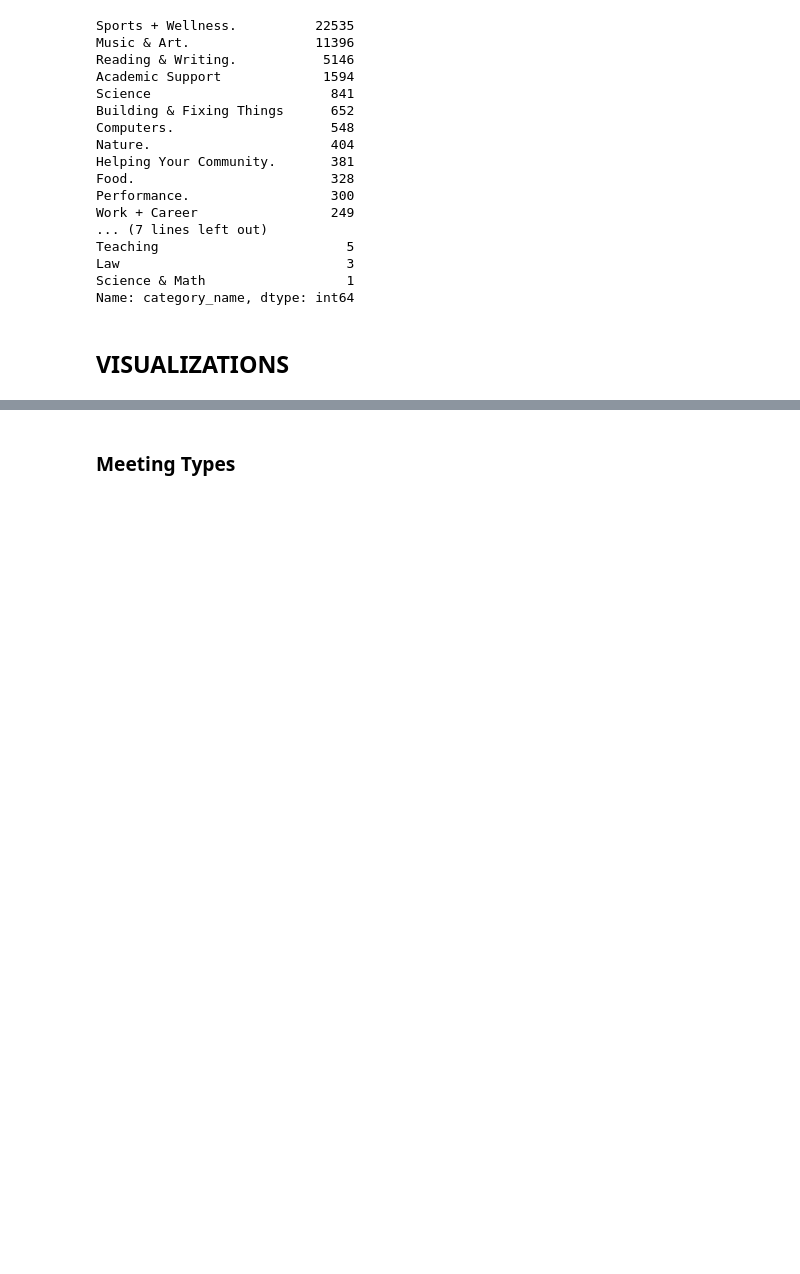
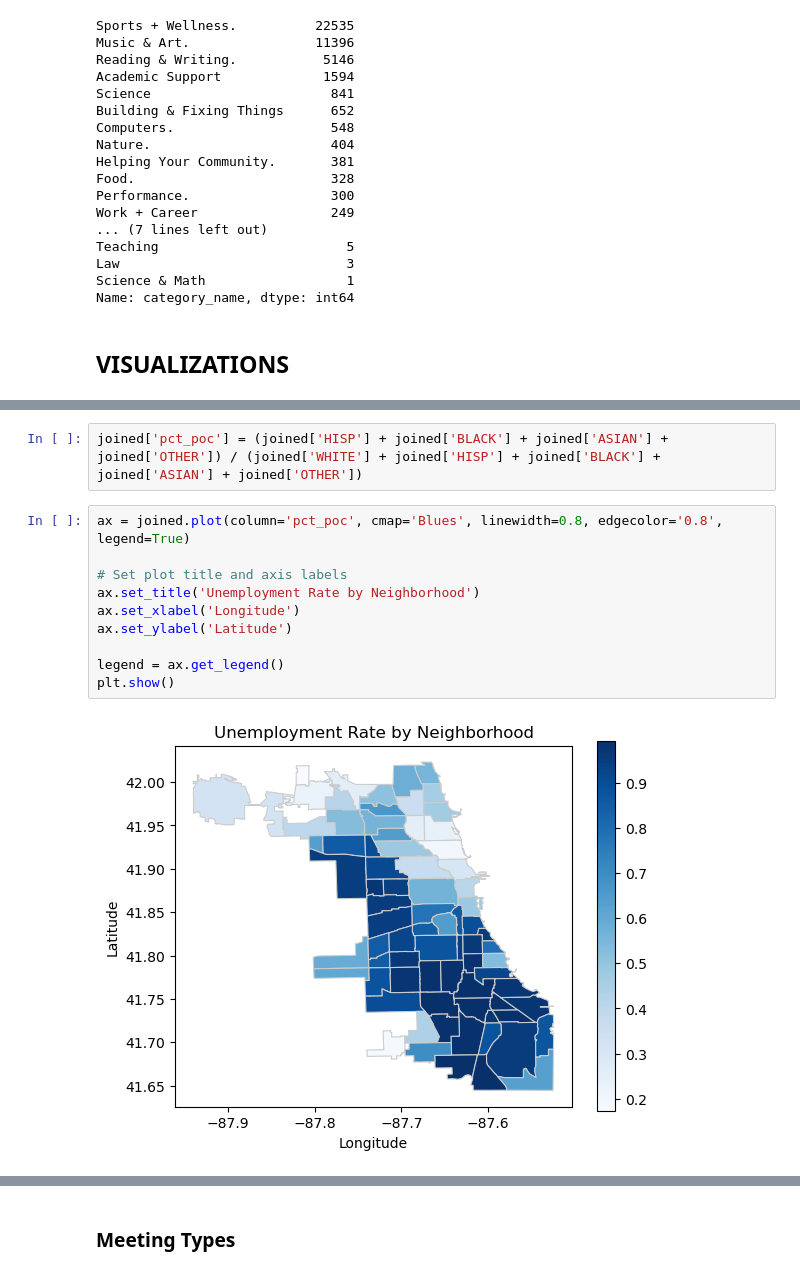
Before and after one commit to snookgum/stat390, a Jupyter notebook: MCMF/MCMF In Class Work.ipynb, the cells around one changed output, grey strips where cells are left out. Drawn from its saved outputs; the diff is of its cells as text; blank space fills up the shorter version.

```diff
--- a/MCMF/MCMF In Class Work.ipynb
+++ b/MCMF/MCMF In Class Work.ipynb
@@ -309,0 +344,14 @@ demographics.drop(['A35_49','A50_64','A65_74','A75_84','OV85',
+# %%
+joined['pct_poc'] = (joined['HISP'] + joined['BLACK'] + joined['ASIAN'] + joined['OTHER']) / (joined['WHITE'] + joined['HISP'] + joined['BLACK'] + joined['ASIAN'] + joined['OTHER'])
+# %%
+ax = joined.plot(column='pct_poc', cmap='Blues', linewidth=0.8, edgecolor='0.8', legend=True)
+
+# Set plot title and axis labels
+ax.set_title('Unemployment Rate by Neighborhood')
+ax.set_xlabel('Longitude')
+ax.set_ylabel('Latitude')
+
+legend = ax.get_legend()
+plt.show()
+# %% [output]
+[figure, added]
```
Also changed, not shown: parts of 31 cells of this notebook, 3 other files.
